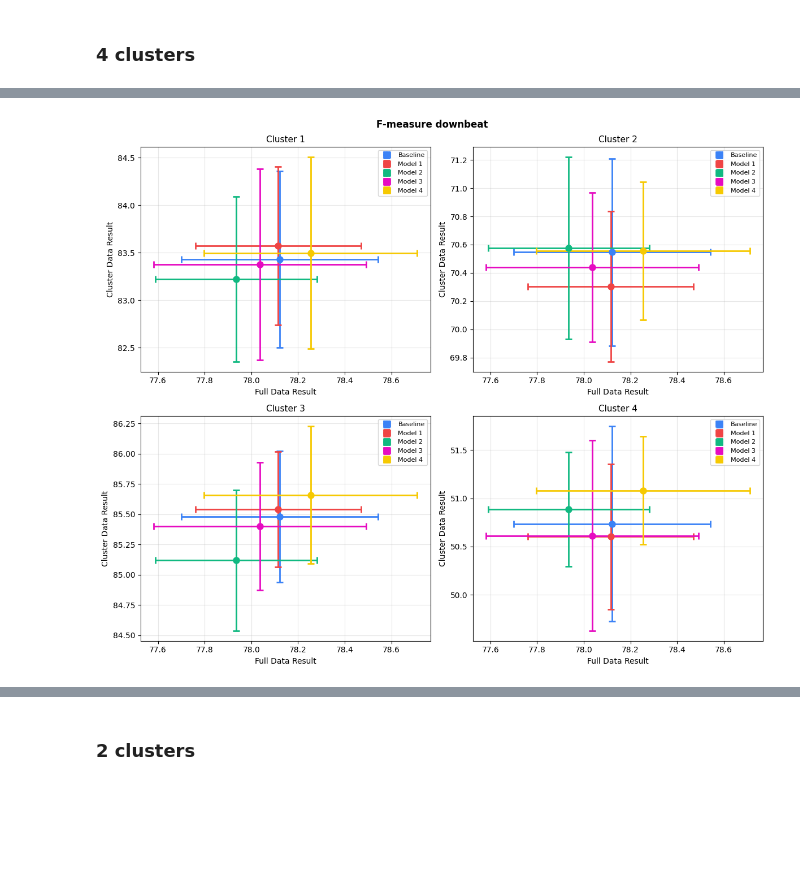
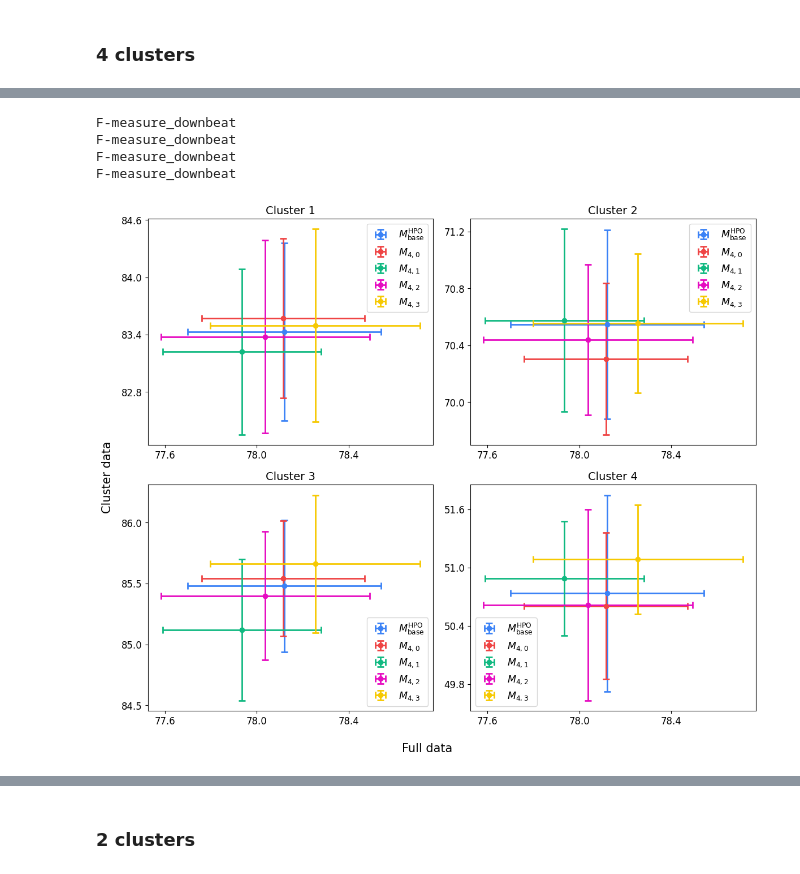
Before and after one commit to PulyaPolya/beat_this, a Jupyter notebook: results_evaluation.ipynb, the cells around one changed output, grey strips where cells are left out. Cells and saved outputs as stored; diff of their text form; code cells hidden in the pictures; blank space fills up the shorter version.

```diff
--- a/results_evaluation.ipynb
+++ b/results_evaluation.ipynb
@@ -1493,0 +1678,3 @@ df_filtered
+# %%
+for i in range(3,4):
+    print(i)
@@ -2482,7 +2987,7 @@ def extract_mean(series):
 seeds = [0,1,2]
 names =["full_data_99"]
 subfolders = ["full_data"]
-json_path = "json_val_scores"
+json_path = "json_test_scores"
 df_seeds_mean, df_seeds_std, df_final_baseline = get_total_results_new(seeds = seeds, json_val_path = json_path, full = True, names = names, best= False, subfolders=subfolders ) #rename_columns="baseline"
 configs = {
 
@@ -2642,7 +3163,7 @@ for cluster in [1,2,3,4]:
 # %%
 seeds = [0,1,2,3,4,5,6,7,8,9]
 names =["paper_baseline_99"]
-json_path = "json_val_scores"
+json_path = "json_test_scores"
 df_seeds_mean, df_seeds_std, df_final_baseline = get_total_results_new(seeds = seeds, json_val_path = json_path, full = True, names = names, best= False, subfolders=["all_data_metrics"] ) #rename_columns="baseline"
 configs = {
 
@@ -3230,14 +3789,30 @@ using file   json_test_scores/all_data_metrics/clusters4_layer12/4/cluster_4_tri
 number of files (103, 63)
 genres are Classical
 Model: cluster_4_trial_43
+# %%
+import matplotlib.pyplot as plt
+import matplotlib as mpl
+
+mpl.rcParams.update({
+    "font.size": 13,           # default text
+    "axes.titlesize": 14,      # figure title
+    "axes.labelsize": 20,      # x/y labels
+    "xtick.labelsize": 12,
+    "ytick.labelsize": 12,
+    "legend.fontsize": 12.6,
+})
 # %%
 import matplotlib.pyplot as plt
 import numpy as np
+from matplotlib.ticker import MaxNLocator
 
 n_clusters = len(dataframes)
 cluster_names = [f"Cluster {i+1}" for i  in range (n_clusters)]
 
-models =["Baseline"] + [f"Model {i+1}" for i  in range (n_clusters)]
+#models =["Baseline HPO"] + [f"Model {i+1}" for i  in range (n_clusters)]
+models = ["$M_{\\mathrm{base}}^{\\mathrm{HPO}}$"] + [
+    f"$M_{{{n_clusters},{i}}}$" for i in range(n_clusters)
+]
 colors = ['#3b82f6', '#ef4444', '#10b981', "#e60bc1", "#f6c901"]
 
 # Calculate number of rows needed (2 columns)
@@ -3246,41 +3821,51 @@ n_rows = (n_clusters + 1) // 2  # Ceiling division
 
 # Create subplots
 fig, axes = plt.subplots(n_rows, 2, figsize=(12, 5 * n_rows))
-fig.suptitle(f'{metric.replace ("_", " ")}', fontsize=12, fontweight='bold')
+#fig.suptitle(f'{metric.replace ("_", " ")}', fontsize=12, fontweight='bold')
 
 # Flatten axes array for easier iteration
 axes = axes.flatten() if n_clusters > 1 else [axes]
-
+fig.supxlabel("Full data", fontsize=15)
+fig.supylabel("Cluster data", fontsize=15)
 # Plot for each cluster
 for idx, (df_total, cluster) in enumerate(zip(dataframes, cluster_names)):
     ax = axes[idx]
 
     # Get scores for this cluster
     full_scores_mean, full_scores_std, cluster_scores_mean, cluster_scores_std = get_scores_from_table(df_total)
 
     # Plot each model with error bars
     for i, model in enumerate(models):
         ax.errorbar(full_scores_mean[i], cluster_scores_mean[i],
                     xerr=full_scores_std[i], yerr=cluster_scores_std[i],
-                    fmt='o', markersize=8, capsize=4, capthick=2,
-                    color=colors[i], label=model, linewidth=2)
+                    fmt='o', capsize=4, capthick=2,markersize=6,
+                    color=colors[i], label=model, linewidth=2) #
+        ax.xaxis.set_major_locator(MaxNLocator(nbins=4))
+        ax.yaxis.set_major_locator(MaxNLocator(nbins=4))
 
     # Customize the subplot
-    ax.set_xlabel('Full Data Result', fontsize=10, )
-    ax.set_ylabel('Cluster Data Result', fontsize=10, )
+    print(metric)
+    #metric_new =metric.replace("F-measure_", " F1 ") if "measure" in metric  else metric
+    #ax.set_xlabel(f'Full data {metric_new}'  )
+    #ax.set_ylabel(f'Cluster data{metric_new}', )
     # ax.set_ylim(0, 100)
     # ax.set_xlim(0, 100)
-    ax.set_title(f'{cluster}', fontsize=11, )
-    ax.legend(loc='best', fontsize=8)
-    ax.grid(True, alpha=0.3)
+
+    ax.set_title(f'{cluster}' )
+    ax.legend(loc='best')
+    #ax.grid(True, alpha=0.5)
 
 # Hide any unused subplots if odd number of clusters
 if n_clusters % 2 != 0:
     axes[-1].set_visible(False)
 
 # Adjust layout and display
 plt.tight_layout()
 plt.savefig("figures/4_cluster_errors.pdf")
 plt.show()
 # %% [output]
+F-measure_downbeat
+F-measure_downbeat
+F-measure_downbeat
+F-measure_downbeat
-[figure, old version]
+[figure, new version]
```
Also changed, not shown: parts of 49 cells of this notebook.
